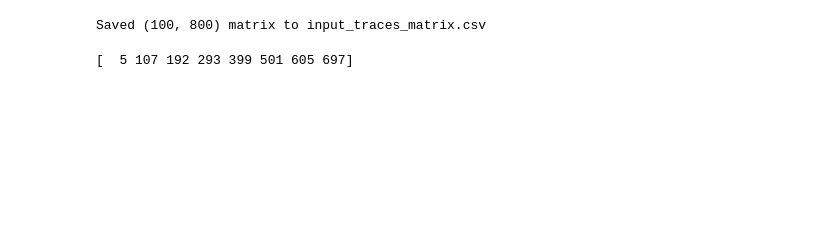
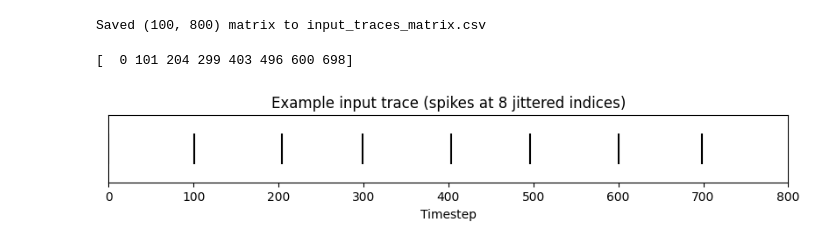
Before and after one commit to JelmerSurewaard/Control_Dataset, a Jupyter notebook: Dataset_gen.ipynb, the cells around one changed output. Saved outputs shown, nothing was run; the diff lists cells and outputs as text; code cells hidden in the pictures; blank space fills up the shorter version.

Commit message:
[ADD] added plots

```diff
--- a/Dataset_gen.ipynb
+++ b/Dataset_gen.ipynb
@@ -26,9 +26,21 @@ Saved (100, 800) matrix to input_traces_matrix.csv
 # %%
 import pandas as pd
 df = pd.read_csv("input_traces_matrix.csv", header=None)
-trace   = df.iloc[17].values
+trace   = df.iloc[16].values
 spike_idxs = np.nonzero(trace)[0]     # positions of the eight spikes
 
 print(spike_idxs)
 # %% [output]
-[  5 107 192 293 399 501 605 697]
+[  0 101 204 299 403 496 600 698]
+# %%
+import matplotlib.pyplot as plt
+
+plt.figure(figsize=(10, 1))
+plt.eventplot(np.where(trace == 1), lineoffsets=1, colors='black')
+plt.xlim(0, 800)
+plt.xlabel("Timestep")
+plt.yticks([])
+plt.title("Example input trace (spikes at 8 jittered indices)")
+plt.show()
+# %% [output]
+[figure, added]
```
Also changed, not shown: parts of 1 cell of this notebook.
